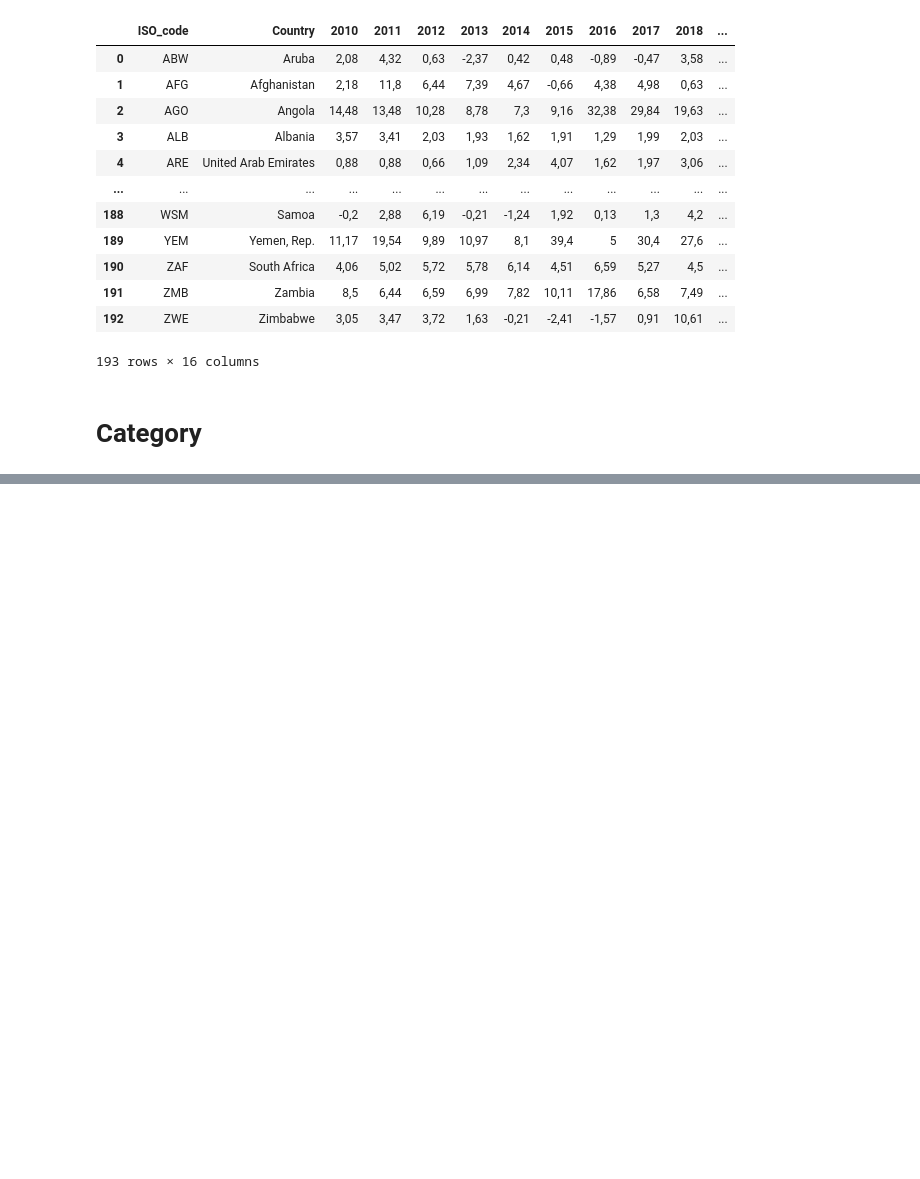
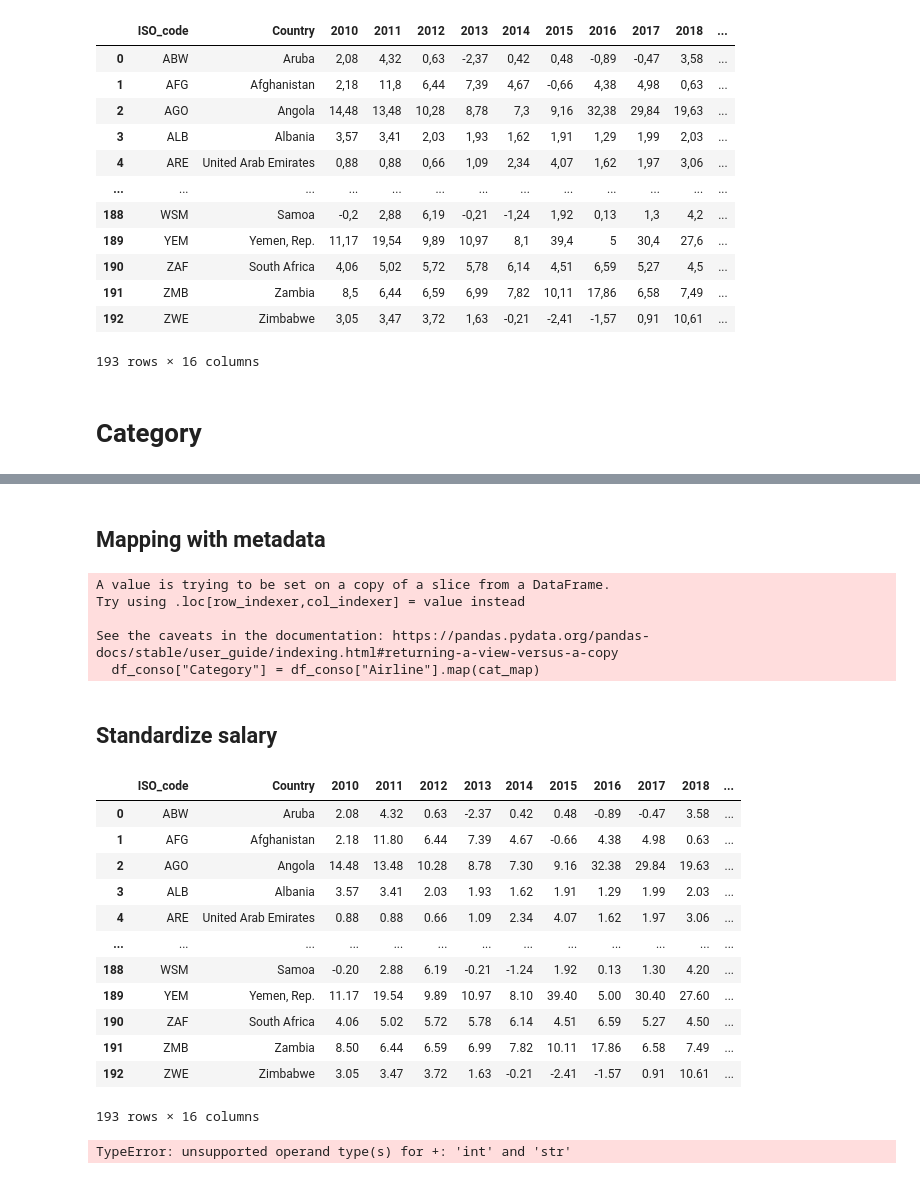
Before and after one commit to old2212/squawkit_predictor, a Jupyter notebook: METADATA_SCRAPING.ipynb, the cells around one changed output, grey strips where cells are left out. Drawn from its saved outputs; the diff is of its cells as text; code cells hidden in the pictures; blank space fills up the shorter version.

```diff
--- a/METADATA_SCRAPING.ipynb
+++ b/METADATA_SCRAPING.ipynb
@@ -301,0 +316,29 @@ df_category.to_csv("category.csv")
+# %% [markdown]
+## Mapping with metadata
+# %%
+#Create df with all features
+df_conso = df_extract_ppjn[["Airline", "Year", "Top/Base", "salary", "currency", "gross-net"]]
+
+#Add category
+cat_map = dict(zip(df_category['Airline'], df_category['Category']))
+df_conso["Category"] = df_conso["Airline"].map(cat_map)
+
+#Add country
+country_map = dict(zip(df_airline['Airline'], df_airline['ISO']))
+df_conso["Country"] = df_conso["Airline"].map(country_map)
+
+#Add income
+income_map = dict(zip(df_income_code_cur["ISO"], df_income_code_cur["yearly_income"]))
+df_conso["Income"] = df_conso["Country"].map(income_map)
+
+#Add cost of living
+index_map = dict(zip(df_index["ISO"], df_index["Cost of Living Index"]))
+df_conso["Index"] = df_conso["Country"].map(index_map)
+# %% [output]
+A value is trying to be set on a copy of a slice from a DataFrame.
+Try using .loc[row_indexer,col_indexer] = value instead
+
+See the caveats in the documentation: https://pandas.pydata.org/pandas-docs/stable/user_guide/indexing.html#returning-a-view-versus-a-copy
+  df_conso["Category"] = df_conso["Airline"].map(cat_map)
+# %% [markdown]
+## Standardize salary
@@ -301,0 +355,44 @@ df_category.to_csv("category.csv")
+# %%
+for x in range(2010, 2022):
+    df_inflation[f"{x}"] = df_inflation[f"{x}"].str.replace(',', '.').astype(float)
+df_inflation
+# %% [output]
+|  | ISO_code | Country | 2010 | 2011 | 2012 | 2013 | 2014 | 2015 | 2016 | 2017 | 2018 | ... |
+| 0 | ABW | Aruba | 2.08 | 4.32 | 0.63 | -2.37 | 0.42 | 0.48 | -0.89 | -0.47 | 3.58 | ... |
+| 1 | AFG | Afghanistan | 2.18 | 11.80 | 6.44 | 7.39 | 4.67 | -0.66 | 4.38 | 4.98 | 0.63 | ... |
+| 2 | AGO | Angola | 14.48 | 13.48 | 10.28 | 8.78 | 7.30 | 9.16 | 32.38 | 29.84 | 19.63 | ... |
+| 3 | ALB | Albania | 3.57 | 3.41 | 2.03 | 1.93 | 1.62 | 1.91 | 1.29 | 1.99 | 2.03 | ... |
+| 4 | ARE | United Arab Emirates | 0.88 | 0.88 | 0.66 | 1.09 | 2.34 | 4.07 | 1.62 | 1.97 | 3.06 | ... |
+| ... | ... | ... | ... | ... | ... | ... | ... | ... | ... | ... | ... | ... |
+| 188 | WSM | Samoa | -0.20 | 2.88 | 6.19 | -0.21 | -1.24 | 1.92 | 0.13 | 1.30 | 4.20 | ... |
+| 189 | YEM | Yemen, Rep. | 11.17 | 19.54 | 9.89 | 10.97 | 8.10 | 39.40 | 5.00 | 30.40 | 27.60 | ... |
+| 190 | ZAF | South Africa | 4.06 | 5.02 | 5.72 | 5.78 | 6.14 | 4.51 | 6.59 | 5.27 | 4.50 | ... |
+| 191 | ZMB | Zambia | 8.50 | 6.44 | 6.59 | 6.99 | 7.82 | 10.11 | 17.86 | 6.58 | 7.49 | ... |
+| 192 | ZWE | Zimbabwe | 3.05 | 3.47 | 3.72 | 1.63 | -0.21 | -2.41 | -1.57 | 0.91 | 10.61 | ... |
+193 rows × 16 columns
+# %%
+# Define a dictionary to store the cumulative inflation rates by country
+cumulative_inflation = {}
+
+# Loop through the rows in the original dataframe
+for i, row in df_conso.iterrows():
+    # Get the country and year from the current row
+    country = row['Country']
+    year = row['Year']
+
+    # If this is the first row for this country, set the cumulative inflation to 1
+    if country not in cumulative_inflation:
+        cumulative_inflation[country] = 1
+
+    # Calculate the cumulative inflation rate for this country up to the current year
+    cumulative_rate = 1
+    for y in range(2010, year):
+        cumulative_rate *= (1 + df_inflation.loc[(df_inflation['ISO_name'] == country), str(y)])
+
+    # Calculate the updated salary for 2023
+    updated_salary = row['new_salary_2'] * cumulative_rate ** (2023 - year)
+
+    # Update the original dataframe with the updated salary
+    df_conso.at[i, 'updated salary for 2023'] = updated_salary
+# %% [output]
+TypeError: unsupported operand type(s) for +: 'int' and 'str'
```
Also changed, not shown: parts of 9 cells of this notebook, 7 other files.
